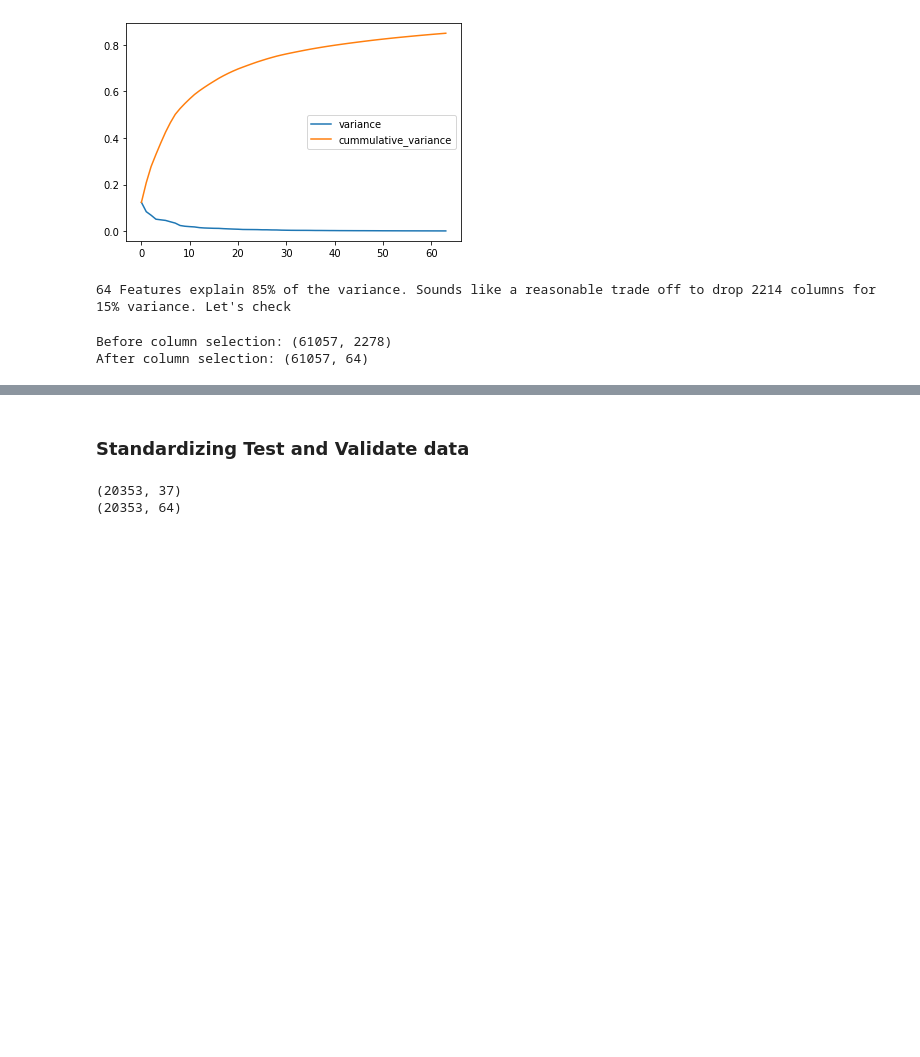
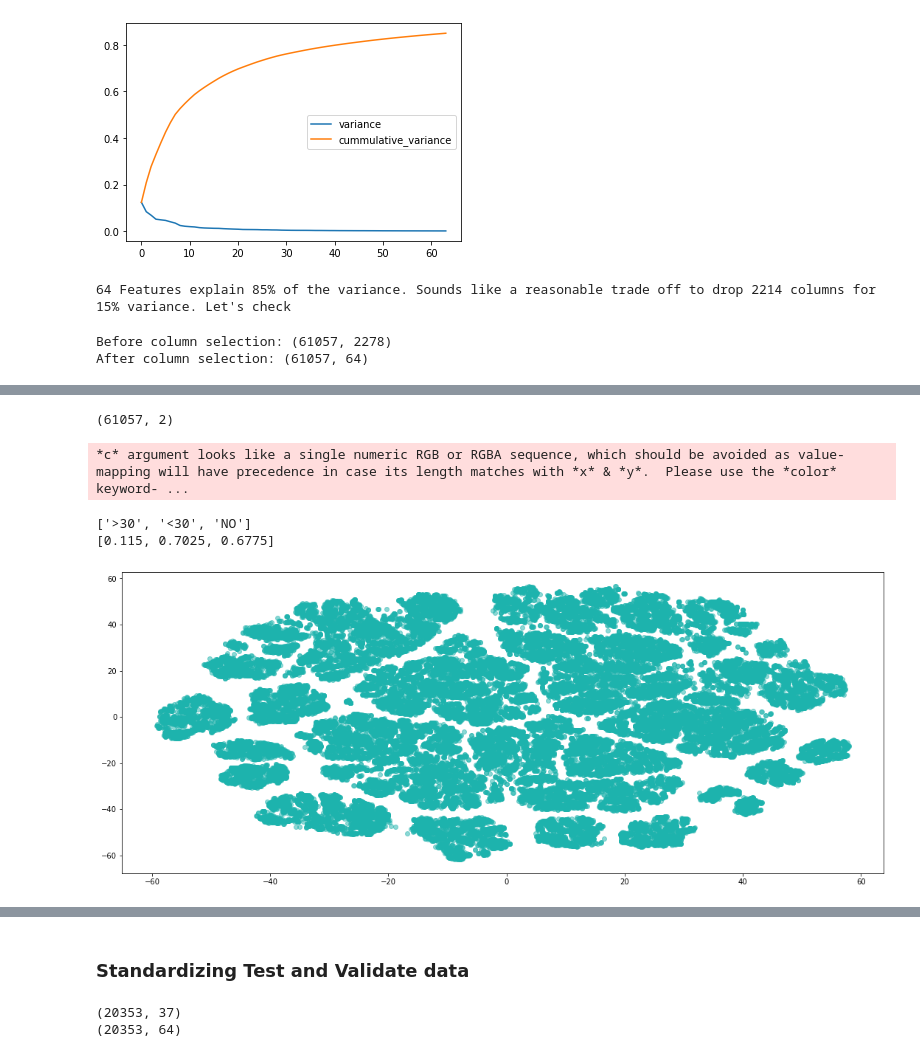
Before and after one commit to gaurikatyagi/Machine-Learning, a Jupyter notebook: Classification/Classification of Hospital Readmission.ipynb, the cells around one changed output, grey strips where cells are left out. Saved outputs shown, nothing was run; the diff lists cells and outputs as text; code cells hidden in the pictures; blank space fills up the shorter version.

Commit message:
add tsne to prove data is not modelable

```diff
--- a/Classification/Classification of Hospital Readmission.ipynb
+++ b/Classification/Classification of Hospital Readmission.ipynb
@@ -706,0 +703,7 @@ After column selection: (61057, 64)
+# %%
+from sklearn.manifold import TSNE
+tsne_model = TSNE(learning_rate = 200)
+tsne_features = tsne_model.fit_transform(x_train)
+print(tsne_features.shape)
+# %% [output]
+(61057, 2)
@@ -706,0 +713,19 @@ After column selection: (61057, 64)
+# %%
+fig = plt.figure(figsize = (18.5, 7.5))
+ax = fig.gca()
+names = list(set(y_train))
+print(names)
+colors = [float(hash(s) % 300) / 400 for s in names]
+print(colors)
+plt.scatter(tsne_features[:, 0], tsne_features[:, 1], alpha = 0.5,  c= colors, cmap= "jet")
+# plt.scatter(tsne_features[y_train== 'NO', 0], tsne_features[y_train== 'NO', 1])
+# # Annotate the points
+# for x, y, readmission in zip(tsne_features[:, 0], tsne_features[:, 1], y_train):
+#     plt.annotate(readmission, (x, y), fontsize=5, alpha=0.75)
+
+plt.show()
+# %% [output]
+*c* argument looks like a single numeric RGB or RGBA sequence, which should be avoided as value-mapping will have precedence in case its length matches with *x* & *y*.  Please use the *color* keyword- ...
+['>30', '<30', 'NO']
+[0.115, 0.7025, 0.6775]
+[figure, added]
```
Also changed, not shown: parts of 25 cells of this notebook.
